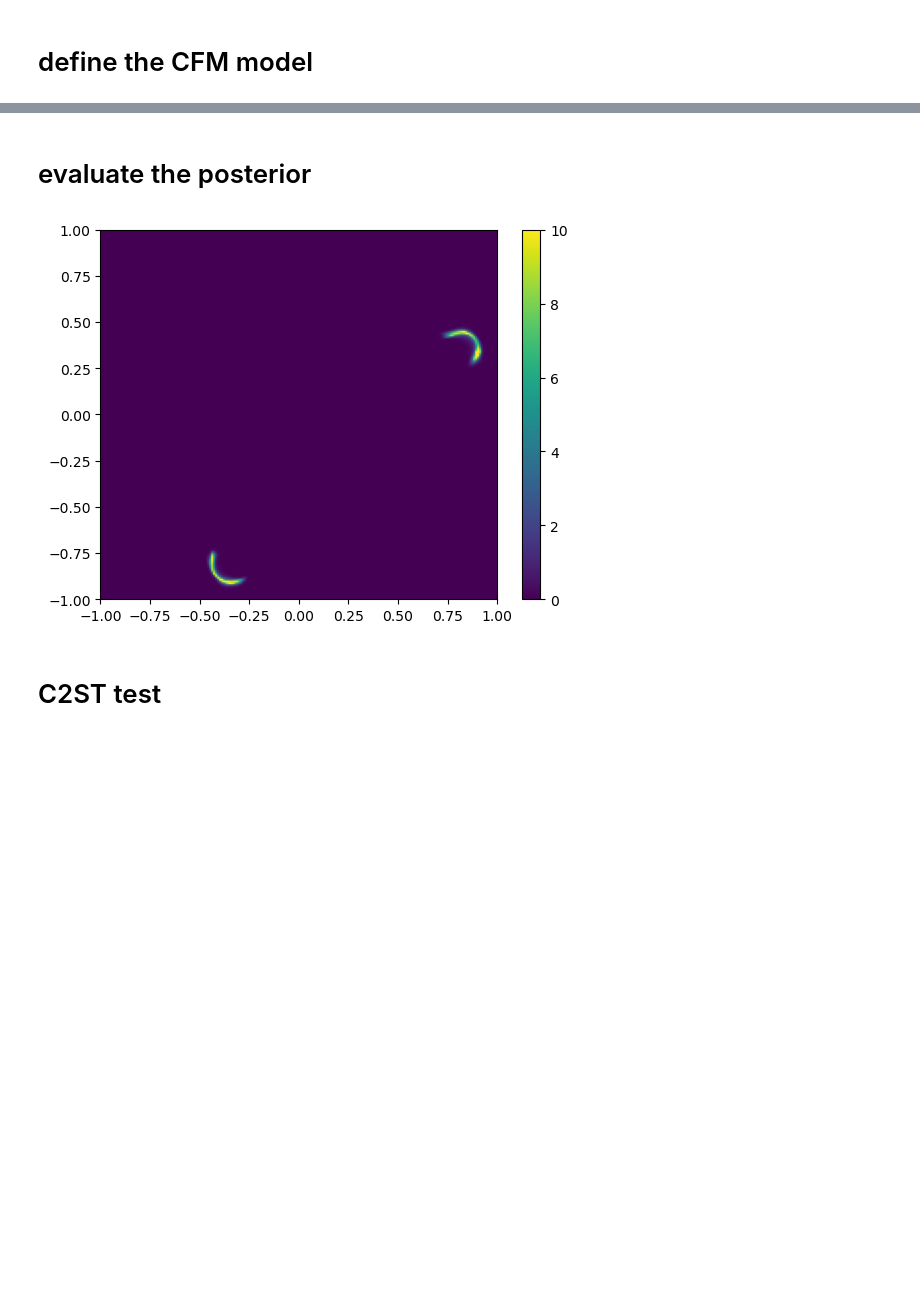
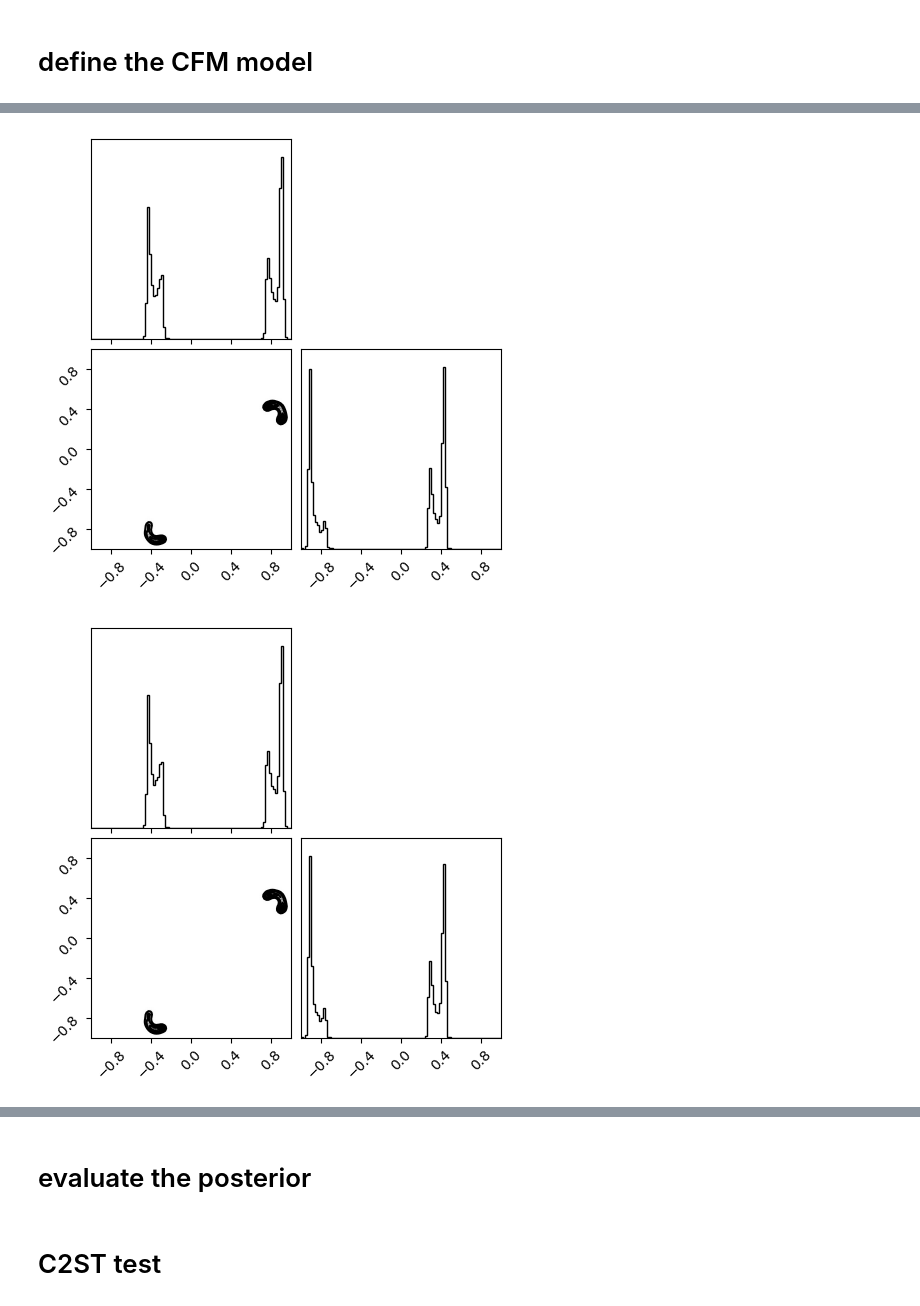
Before and after one commit to aurelio-amerio/gen-sbi, a Jupyter notebook: examples/sbi-benchmarks/two_moons.ipynb, the cells around one changed output, grey strips where cells are left out. Drawn from its saved outputs; the diff is of its cells as text; code cells hidden in the pictures; blank space fills up the shorter version.

```diff
--- a/examples/sbi-benchmarks/two_moons.ipynb
+++ b/examples/sbi-benchmarks/two_moons.ipynb
@@ -452,0 +623,9 @@ plt.show()
+# %%
+from corner import corner
+fig = corner(np.array(posterior_samples_v2), bins=100, range=[(-1, 1), (-1, 1)], smooth=True, plot_datapoints=False)
+fig = corner(np.array(posterior_samples), bins=100, range=[(-1, 1), (-1, 1)], smooth=True, plot_datapoints=False)
+fig = corner(np.array(reference_samples), bins=100, range=[(-1, 1), (-1, 1)], smooth=True, plot_datapoints=False)
+plt.show()
+# %% [output]
+[figure, added]
+[figure, added]
@@ -474,13 +653,11 @@ p = jnp.exp(exact_log_p)[-1]
 # %%
-p_grid = p.reshape((grid_size, grid_size))
-plt.imshow(p_grid, origin='lower', aspect='auto', extent=(-1, 1, -1, 1), cmap='viridis', vmin=0, vmax=10)
-# plt.scatter(posterior_samples[:100,0], posterior_samples[:100,1], alpha=1, color='red', s=2)
-plt.xlim((-1,1))
-plt.ylim((-1,1))
-plt.colorbar()
-plt.show()
+# p_grid = p.reshape((grid_size, grid_size))
+# plt.imshow(p_grid, origin='lower', aspect='auto', extent=(-1, 1, -1, 1), cmap='viridis', vmin=0, vmax=10)
+# # plt.scatter(posterior_samples[:100,0], posterior_samples[:100,1], alpha=1, color='red', s=2)
+# plt.xlim((-1,1))
+# plt.ylim((-1,1))
+# plt.colorbar()
+# plt.show()
-# %% [output]
-[figure, removed]
 # %% [markdown]
 # C2ST test
 # %%
```
Also changed, not shown: parts of 27 cells of this notebook.
